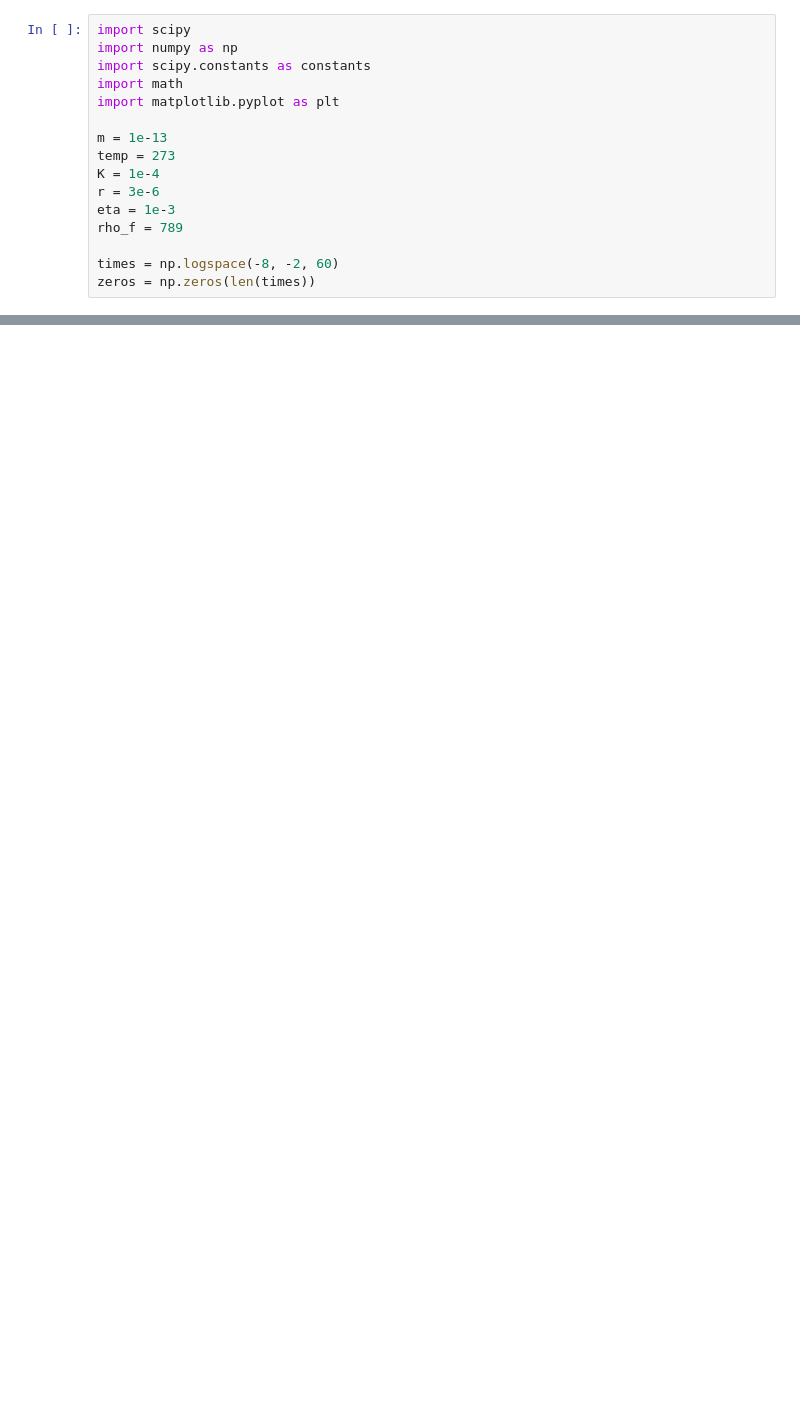
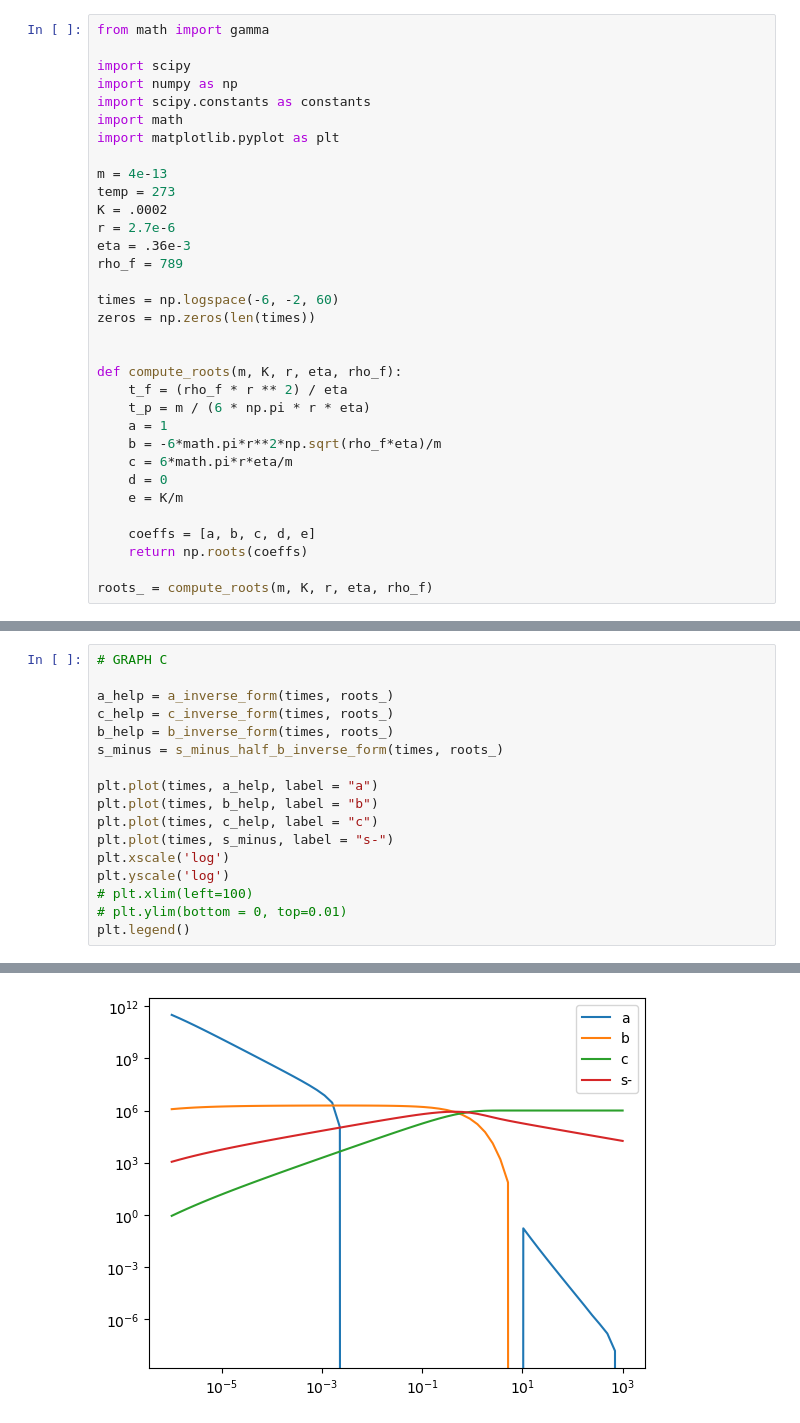
Before and after one commit to mcthumann/Brownian_Data_Analysis, a Jupyter notebook: polished_scripts/inital_x_v_hydro_msd.ipynb, the cells around one changed output, grey strips where cells are left out. Cells and saved outputs as stored; diff of their text form; blank space fills up the shorter version.

```diff
--- a/polished_scripts/inital_x_v_hydro_msd.ipynb
+++ b/polished_scripts/inital_x_v_hydro_msd.ipynb
@@ -1,17 +1,34 @@
 # %%
+from math import gamma
+
 import scipy
 import numpy as np
 import scipy.constants as constants
 import math
 import matplotlib.pyplot as plt
 
-m = 1e-13
+m = 4e-13
 temp = 273
-K = 1e-4
-r = 3e-6
-eta = 1e-3
+K = .0002
+r = 2.7e-6
+eta = .36e-3
 rho_f = 789
 
-times = np.logspace(-8, -2, 60)
+times = np.logspace(-6, -2, 60)
 zeros = np.zeros(len(times))
+
+
+def compute_roots(m, K, r, eta, rho_f):
+    t_f = (rho_f * r ** 2) / eta
+    t_p = m / (6 * np.pi * r * eta)
+    a = 1
+    b = -6*math.pi*r**2*np.sqrt(rho_f*eta)/m
+    c = 6*math.pi*r*eta/m
+    d = 0
+    e = K/m
+
+    coeffs = [a, b, c, d, e]
+    return np.roots(coeffs)
+
+roots_ = compute_roots(m, K, r, eta, rho_f)
 # %%
@@ -178,0 +152,18 @@ plt.yscale('log')
+# %%
+# GRAPH C
+
+a_help = a_inverse_form(times, roots_)
+c_help = c_inverse_form(times, roots_)
+b_help = b_inverse_form(times, roots_)
+s_minus = s_minus_half_b_inverse_form(times, roots_)
+
+plt.plot(times, a_help, label = "a")
+plt.plot(times, b_help, label = "b")
+plt.plot(times, c_help, label = "c")
+plt.plot(times, s_minus, label = "s-")
+plt.xscale('log')
+plt.yscale('log')
+# plt.xlim(left=100)
+# plt.ylim(bottom = 0, top=0.01)
+plt.legend()
+# %% [output]
@@ -178,0 +171 @@ plt.yscale('log')
+[figure, added]
```
Also changed, not shown: parts of 5 cells of this notebook, 2 other files.
